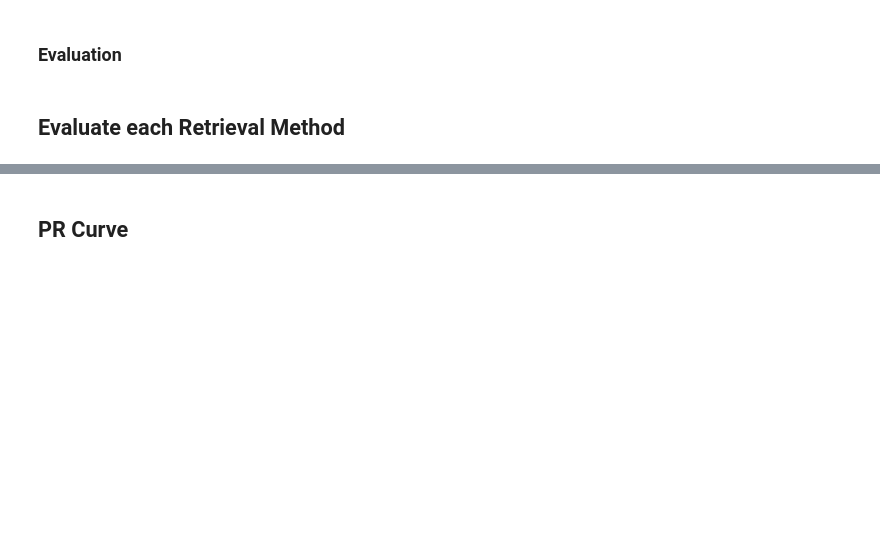
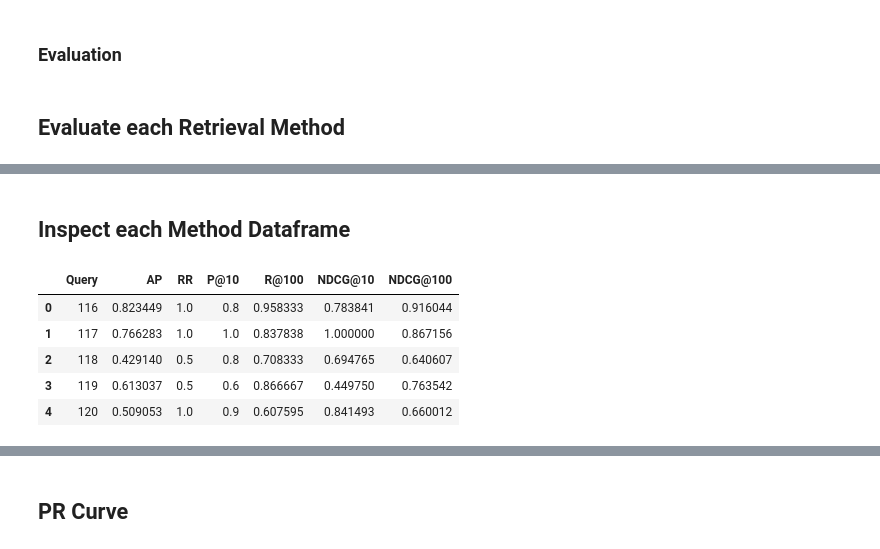
Before and after one commit to alexandreffs/nlpProject, a Jupyter notebook: project_phase1.ipynb, the cells around one changed output, grey strips where cells are left out. Drawn from its saved outputs; the diff is of its cells as text; code cells hidden in the pictures; blank space fills up the shorter version.

Commit message:
criacao dos dataframes

```diff
--- a/project_phase1.ipynb
+++ b/project_phase1.ipynb
@@ -86,8 +77,8 @@ def load_corpus_txt(path):
             docs.append({
                 "pmid": pmid,
                 "title": title,
-                "abstract": abstract,
-                "full_text": f"{title}. {abstract}".strip()
+                "abstract": abstract
+                # "full_text": f"{title}. {abstract}".strip()
             })
     return docs
 
@@ -683,15 +777,19 @@ print("Total documents:", len(all_doc_ids))
 metrics_bm25 = evaluate_run(
     bm25_results, queries, qrels_binary, qrels_graded, all_doc_ids, run_name="BM25"
 )
+df_bm25 = metrics_bm25["df"]
 
 metrics_jm = evaluate_run(
     jm_results, queries, qrels_binary, qrels_graded, all_doc_ids, run_name="JM"
 )
+df_jm = metrics_jm["df"]
 
 metrics_lmd = evaluate_run(
     lmd_results, queries, qrels_binary, qrels_graded, all_doc_ids, run_name="LMD"
 )
+df_lmd = metrics_lmd["df"]
 
 metrics_knn = evaluate_run(
     knn_results, queries, qrels_binary, qrels_graded, all_doc_ids, run_name="KNN"
 )
+df_knn = metrics_knn["df"]
@@ -708,0 +830,11 @@ summary_df
+# %% [markdown]
+## Inspect each Method Dataframe
+# %%
+df_bm25.head()
+# %% [output]
+|  | Query | AP | RR | P@10 | R@100 | NDCG@10 | NDCG@100 |
+| 0 | 116 | 0.823449 | 1.0 | 0.8 | 0.958333 | 0.783841 | 0.916044 |
+| 1 | 117 | 0.766283 | 1.0 | 1.0 | 0.837838 | 1.000000 | 0.867156 |
+| 2 | 118 | 0.429140 | 0.5 | 0.8 | 0.708333 | 0.694765 | 0.640607 |
+| 3 | 119 | 0.613037 | 0.5 | 0.6 | 0.866667 | 0.449750 | 0.763542 |
+| 4 | 120 | 0.509053 | 1.0 | 0.9 | 0.607595 | 0.841493 | 0.660012 |
```
Also changed, not shown: parts of 15 cells of this notebook, 1 other file.
